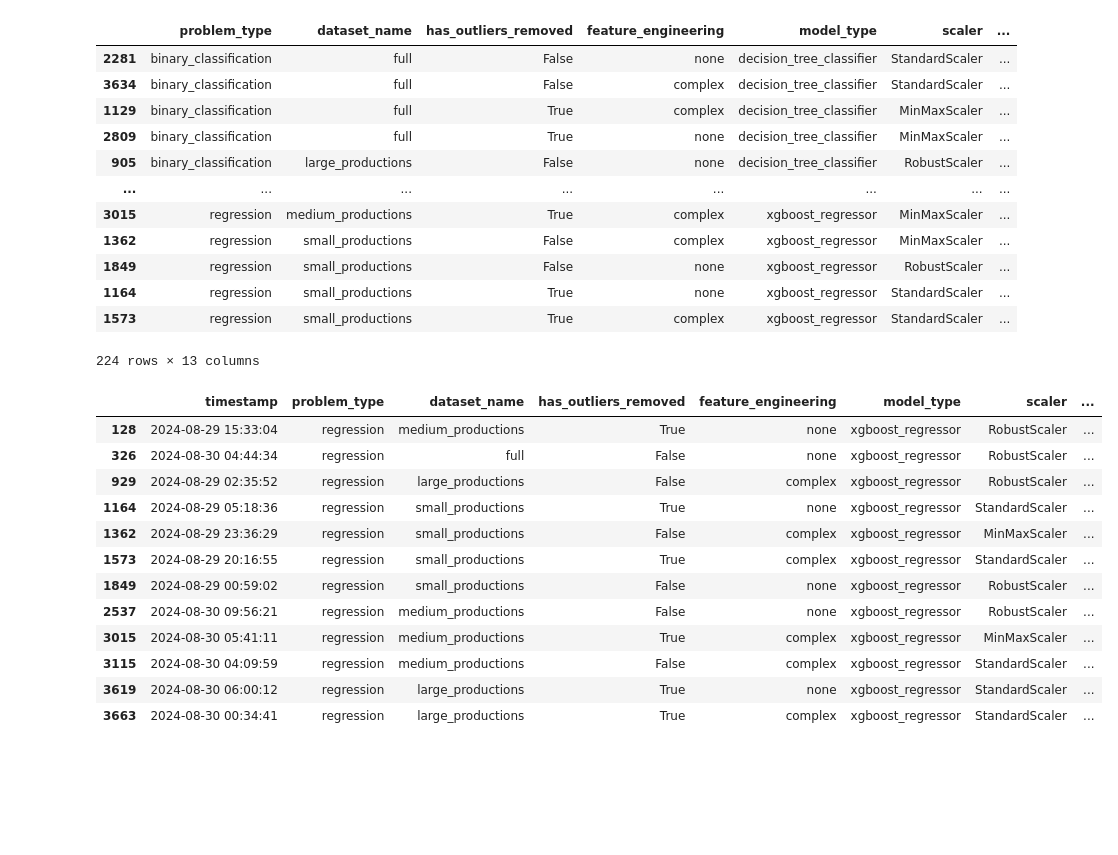
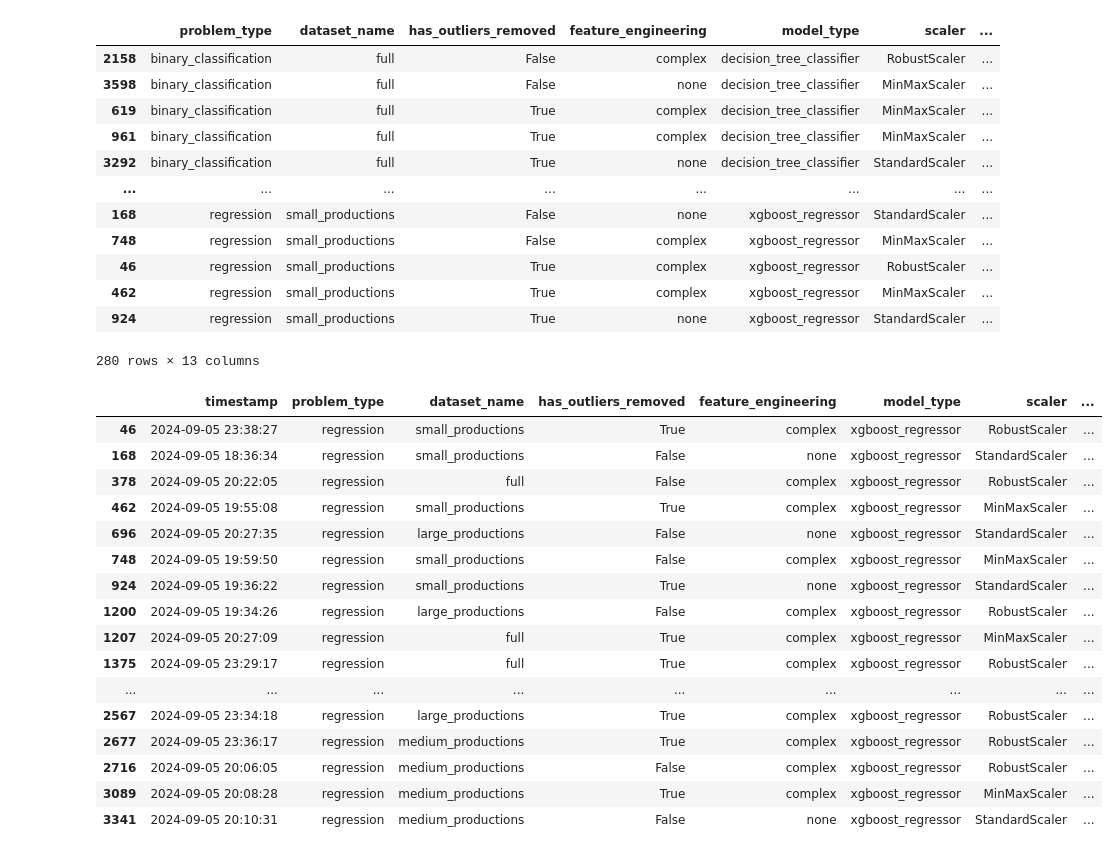
Before and after one commit to ilias1111/box-office-prediction, a Jupyter notebook: Code/_eda_4_machine_learning.ipynb, the cells around one changed output. Drawn from its saved outputs; the diff is of its cells as text; code cells hidden in the pictures; blank space fills up the shorter version.

```diff
--- a/Code/_eda_4_machine_learning.ipynb
+++ b/Code/_eda_4_machine_learning.ipynb
@@ -9,3 +7,5 @@ RUNS_IDS = ["20240828_231219"]
+# %%
+RUNS_IDS = ["20240905_183321","20240905_231518"]
 # %%
 parameters_df = load_metadata(
     "parameters", "/Users/iliasx/Documents/GitHub/box-office-prediction/metadata"
@@ -78,47 +97,49 @@ parameters_df[
 ].sort_values(by=["model_type", "problem_type", "dataset_name", "has_outliers_removed"])
 # %% [output]
 |  | problem_type | dataset_name | has_outliers_removed | feature_engineering | model_type | scaler | ... |
-| 2281 | binary_classification | full | False | none | decision_tree_classifier | StandardScaler | ... |
-| 3634 | binary_classification | full | False | complex | decision_tree_classifier | StandardScaler | ... |
-| 1129 | binary_classification | full | True | complex | decision_tree_classifier | MinMaxScaler | ... |
-| 2809 | binary_classification | full | True | none | decision_tree_classifier | MinMaxScaler | ... |
-| 905 | binary_classification | large_productions | False | none | decision_tree_classifier | RobustScaler | ... |
+| 2158 | binary_classification | full | False | complex | decision_tree_classifier | RobustScaler | ... |
+| 3598 | binary_classification | full | False | none | decision_tree_classifier | MinMaxScaler | ... |
+| 619 | binary_classification | full | True | complex | decision_tree_classifier | MinMaxScaler | ... |
+| 961 | binary_classification | full | True | complex | decision_tree_classifier | MinMaxScaler | ... |
+| 3292 | binary_classification | full | True | none | decision_tree_classifier | StandardScaler | ... |
 | ... | ... | ... | ... | ... | ... | ... | ... |
-| 3015 | regression | medium_productions | True | complex | xgboost_regressor | MinMaxScaler | ... |
-| 1362 | regression | small_productions | False | complex | xgboost_regressor | MinMaxScaler | ... |
-| 1849 | regression | small_productions | False | none | xgboost_regressor | RobustScaler | ... |
-| 1164 | regression | small_productions | True | none | xgboost_regressor | StandardScaler | ... |
-| 1573 | regression | small_productions | True | complex | xgboost_regressor | StandardScaler | ... |
+| 168 | regression | small_productions | False | none | xgboost_regressor | StandardScaler | ... |
+| 748 | regression | small_productions | False | complex | xgboost_regressor | MinMaxScaler | ... |
+| 46 | regression | small_productions | True | complex | xgboost_regressor | RobustScaler | ... |
+| 462 | regression | small_productions | True | complex | xgboost_regressor | MinMaxScaler | ... |
+| 924 | regression | small_productions | True | none | xgboost_regressor | StandardScaler | ... |
-224 rows × 13 columns
+280 rows × 13 columns
 # %%
 parameters_df[parameters_df["model_type"] == "xgboost_regressor"][
     [
         "timestamp",
         "problem_type",
         "dataset_name",
         "has_outliers_removed",
         "feature_engineering",
         "model_type",
         "scaler",
         "variance_threshold",
         "n_estimators",
         "max_depth",
-        "learning_rate",
-        "num_leaves",
-        "min_child_samples",
+        "learning_rate"
     ]
 ]
 # %% [output]
 |  | timestamp | problem_type | dataset_name | has_outliers_removed | feature_engineering | model_type | scaler | ... |
-| 128 | 2024-08-29 15:33:04 | regression | medium_productions | True | none | xgboost_regressor | RobustScaler | ... |
-| 326 | 2024-08-30 04:44:34 | regression | full | False | none | xgboost_regressor | RobustScaler | ... |
-| 929 | 2024-08-29 02:35:52 | regression | large_productions | False | complex | xgboost_regressor | RobustScaler | ... |
-| 1164 | 2024-08-29 05:18:36 | regression | small_productions | True | none | xgboost_regressor | StandardScaler | ... |
-| 1362 | 2024-08-29 23:36:29 | regression | small_productions | False | complex | xgboost_regressor | MinMaxScaler | ... |
-| 1573 | 2024-08-29 20:16:55 | regression | small_productions | True | complex | xgboost_regressor | StandardScaler | ... |
-| 1849 | 2024-08-29 00:59:02 | regression | small_productions | False | none | xgboost_regressor | RobustScaler | ... |
-| 2537 | 2024-08-30 09:56:21 | regression | medium_productions | False | none | xgboost_regressor | RobustScaler | ... |
-| 3015 | 2024-08-30 05:41:11 | regression | medium_productions | True | complex | xgboost_regressor | MinMaxScaler | ... |
-| 3115 | 2024-08-30 04:09:59 | regression | medium_productions | False | complex | xgboost_regressor | StandardScaler | ... |
-| 3619 | 2024-08-30 06:00:12 | regression | large_productions | True | none | xgboost_regressor | StandardScaler | ... |
-| 3663 | 2024-08-30 00:34:41 | regression | large_productions | True | complex | xgboost_regressor | StandardScaler | ... |
+| 46 | 2024-09-05 23:38:27 | regression | small_productions | True | complex | xgboost_regressor | RobustScaler | ... |
+| 168 | 2024-09-05 18:36:34 | regression | small_productions | False | none | xgboost_regressor | StandardScaler | ... |
+| 378 | 2024-09-05 20:22:05 | regression | full | False | complex | xgboost_regressor | RobustScaler | ... |
+| 462 | 2024-09-05 19:55:08 | regression | small_productions | True | complex | xgboost_regressor | MinMaxScaler | ... |
+| 696 | 2024-09-05 20:27:35 | regression | large_productions | False | none | xgboost_regressor | StandardScaler | ... |
+| 748 | 2024-09-05 19:59:50 | regression | small_productions | False | complex | xgboost_regressor | MinMaxScaler | ... |
+| 924 | 2024-09-05 19:36:22 | regression | small_productions | True | none | xgboost_regressor | StandardScaler | ... |
+| 1200 | 2024-09-05 19:34:26 | regression | large_productions | False | complex | xgboost_regressor | RobustScaler | ... |
+| 1207 | 2024-09-05 20:27:09 | regression | full | True | complex | xgboost_regressor | MinMaxScaler | ... |
+| 1375 | 2024-09-05 23:29:17 | regression | full | True | complex | xgboost_regressor | RobustScaler | ... |
+| ... | ... | ... | ... | ... | ... | ... | ... | ... |
+| 2567 | 2024-09-05 23:34:18 | regression | large_productions | True | complex | xgboost_regressor | RobustScaler | ... |
+| 2677 | 2024-09-05 23:36:17 | regression | medium_productions | True | complex | xgboost_regressor | RobustScaler | ... |
+| 2716 | 2024-09-05 20:06:05 | regression | medium_productions | False | complex | xgboost_regressor | RobustScaler | ... |
+| 3089 | 2024-09-05 20:08:28 | regression | medium_productions | True | complex | xgboost_regressor | MinMaxScaler | ... |
+| 3341 | 2024-09-05 20:10:31 | regression | medium_productions | False | none | xgboost_regressor | StandardScaler | ... |
```
Also changed, not shown: parts of 22 cells of this notebook, 18 other files.
